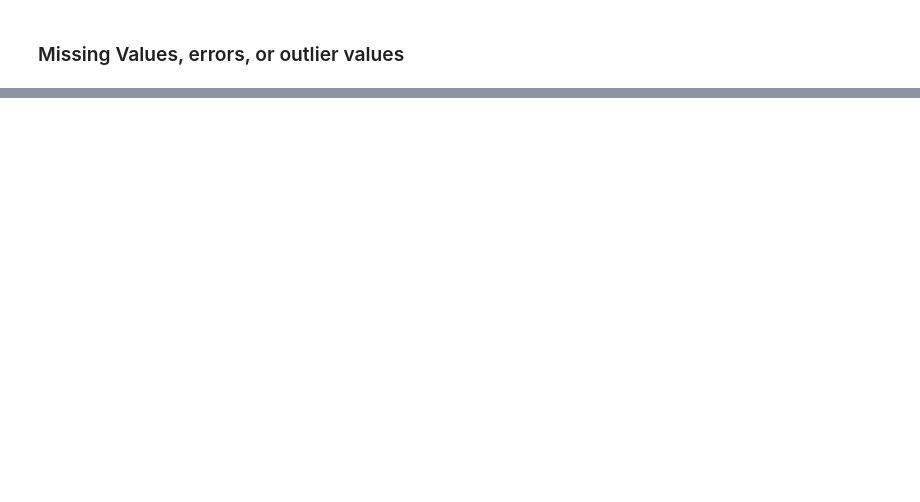
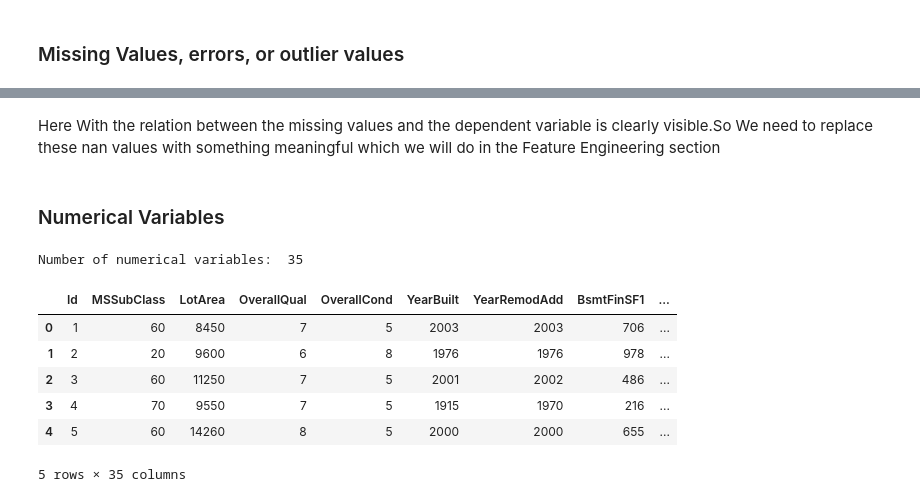
Before and after one commit to LooyeeNg/DataScienceProjects, a Jupyter notebook: house price predictions/house-price-predictions.ipynb, the cells around one changed output, grey strips where cells are left out. Saved outputs shown, nothing was run; the diff lists cells and outputs as text; code cells hidden in the pictures; blank space fills up the shorter version.

```diff
--- a/house price predictions/house-price-predictions.ipynb
+++ b/house price predictions/house-price-predictions.ipynb
@@ -116,0 +117,21 @@ plt.show();
+# %% [markdown]
+Here With  the relation between the missing values and the dependent variable is clearly visible.So We need to replace these nan values with something meaningful which we will do in the Feature Engineering section
+# %% [markdown]
+### Numerical Variables
+# %%
+# list of numerical variables
+numerical_features = [feature for feature in df_train.columns if df_train[feature].dtypes != 'O']
+
+print('Number of numerical variables: ', len(numerical_features))
+
+# visualise the numerical variables
+df_train[numerical_features].head()
+# %% [output]
+Number of numerical variables:  35
+|  | Id | MSSubClass | LotArea | OverallQual | OverallCond | YearBuilt | YearRemodAdd | BsmtFinSF1 | ... |
+| 0 | 1 | 60 | 8450 | 7 | 5 | 2003 | 2003 | 706 | ... |
+| 1 | 2 | 20 | 9600 | 6 | 8 | 1976 | 1976 | 978 | ... |
+| 2 | 3 | 60 | 11250 | 7 | 5 | 2001 | 2002 | 486 | ... |
+| 3 | 4 | 70 | 9550 | 7 | 5 | 1915 | 1970 | 216 | ... |
+| 4 | 5 | 60 | 14260 | 8 | 5 | 2000 | 2000 | 655 | ... |
+5 rows × 35 columns
```
Also changed, not shown: parts of 28 cells of this notebook.
